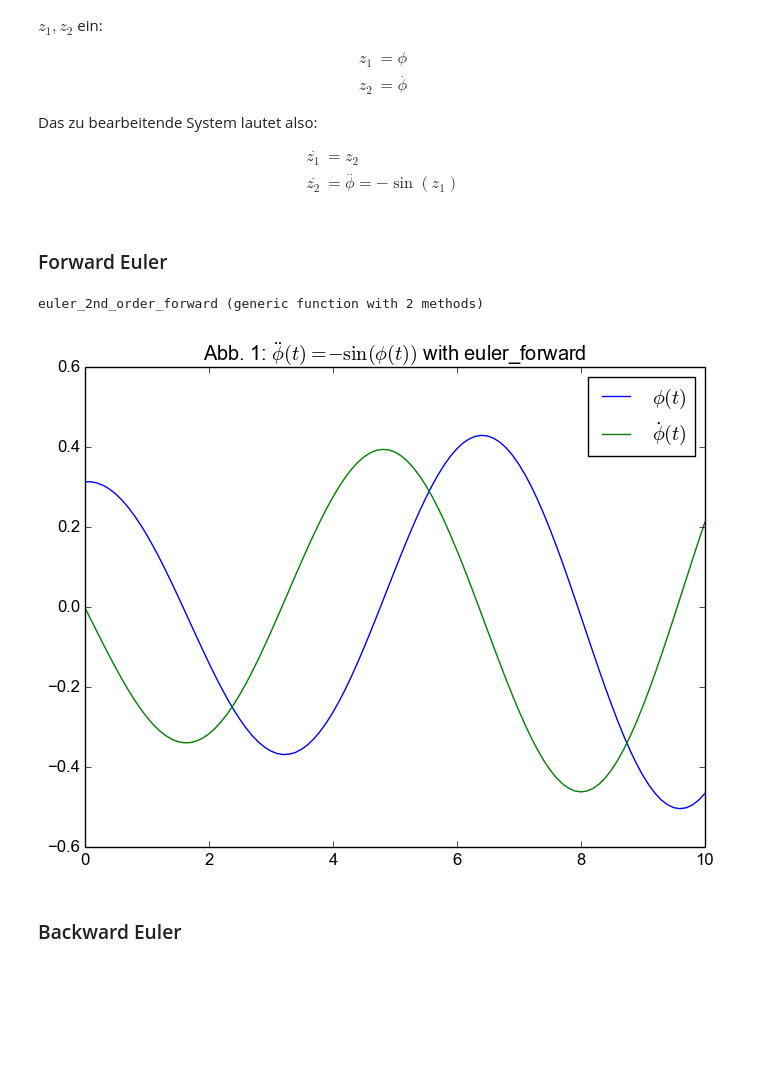
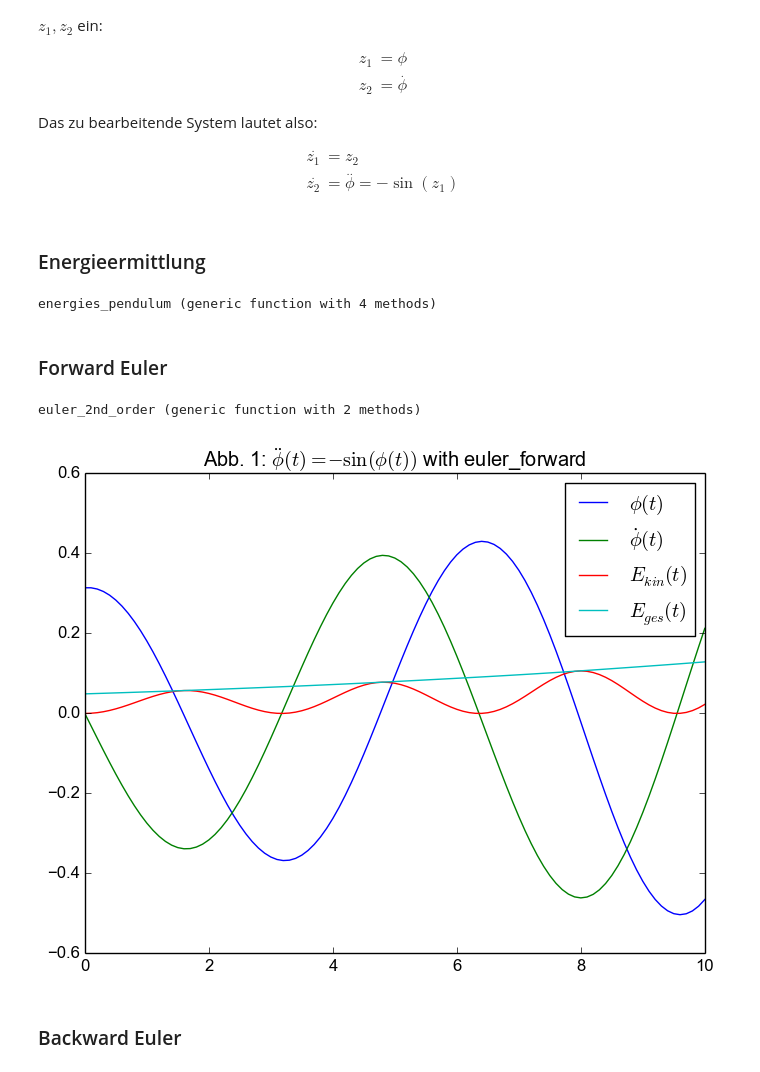
Before and after one commit to ofilla/compphys2016, a Jupyter notebook: uebung_05/05_die_zukunft_richtig_ausgependelt.ipynb, the cells around one changed output. Cells and saved outputs as stored; diff of their text form; code cells hidden in the pictures; blank space fills up the shorter version.

```diff
--- a/uebung_05/05_die_zukunft_richtig_ausgependelt.ipynb
+++ b/uebung_05/05_die_zukunft_richtig_ausgependelt.ipynb
@@ -66,10 +66,36 @@ Das zu bearbeitende System lautet also:
   \overset{.}{z_1} &= z_2\\
   \overset{.}{z_2} &= \overset{..}{\phi} = -\sin{\left( z_1\right)}
 \end{align*}
+# %% [markdown]
+### Energieermittlung
+# %%
+function energies_pendulum(phi, phidot, phi_max, m=1, l=1, g=1)
+    ### this function calculates the kinetic and potential energies for any mathematical pendulum
+
+    # DAU alert
+    size(phi) != size(phidot) && error("Error: energy_is_const: wrong number of phi or phidot values")
+    # phi, phidot:    array
+    # phi_max, m, l:  float
+
+    T(phidot) = m*l^2*phidot^2/2
+    V(phi) = m*g*l*(1-cos(phi))
+    Ts = []
+    Vs = []
+
+    # calculate all values of T and V
+    for i in 1:length(phi)
+        push!(Ts, T(phidot[i]))
+        push!(Vs, V(phi[i]))
+    end
+
+    return (Ts, Vs)
+end
+# %% [output]
+energies_pendulum (generic function with 4 methods)
 # %% [markdown]
 ### Forward Euler
 # %%
-function euler_2nd_order_forward(fddot, phi_0, phidot_0, t_0, t_end, dt=1e-3)
+function euler_2nd_order(fddot, phi_0, phidot_0, t_0, t_end, dt=1e-3)
     # f: \ddot\phi(t) = f(phi(t))
     # get time values
     times = collect(t_0:dt:t_end)
@@ -91,19 +117,22 @@ function euler_2nd_order_forward(fddot, phi_0, phidot_0, t_0, t_end, dt=1e-3)
     return (times, phis, phidots)
 end
 # %% [output]
-euler_2nd_order_forward (generic function with 2 methods)
+euler_2nd_order (generic function with 2 methods)
 # %%
 using PyPlot
 
 figure()
 title(L"Abb. 1: $\ddot{\phi}(t) = -\sin(\phi(t))$ with euler_forward")
-xs, phis_fd, pdots_fd = euler_2nd_order_forward(x->-sin(x), pi/10, 0, 0, 10, 0.1)
+xs, phis_fd, pdots_fd = euler_2nd_order(x->-sin(x), pi/10, 0, 0, 10, 0.1)
+Ts_fd, Vs_fd = energies_pendulum(phis_fd, pdots_fd, pi/10)
 plot(xs, phis_fd, label=L"\phi(t)")
 plot(xs, pdots_fd, label=L"\dot{\phi}(t)")
+plot(xs, Ts_fd, label=L"E_{kin}(t)")
+plot(xs, Ts_fd+Vs_fd, label=L"E_{ges}(t)")
 legend()
 ;
 # %% [output]
-[figure, old version]
+[figure, new version]
 # %% [markdown]
 ### Backward Euler
 # %%
```
Also changed, not shown: parts of 5 cells of this notebook, 1 other file.
